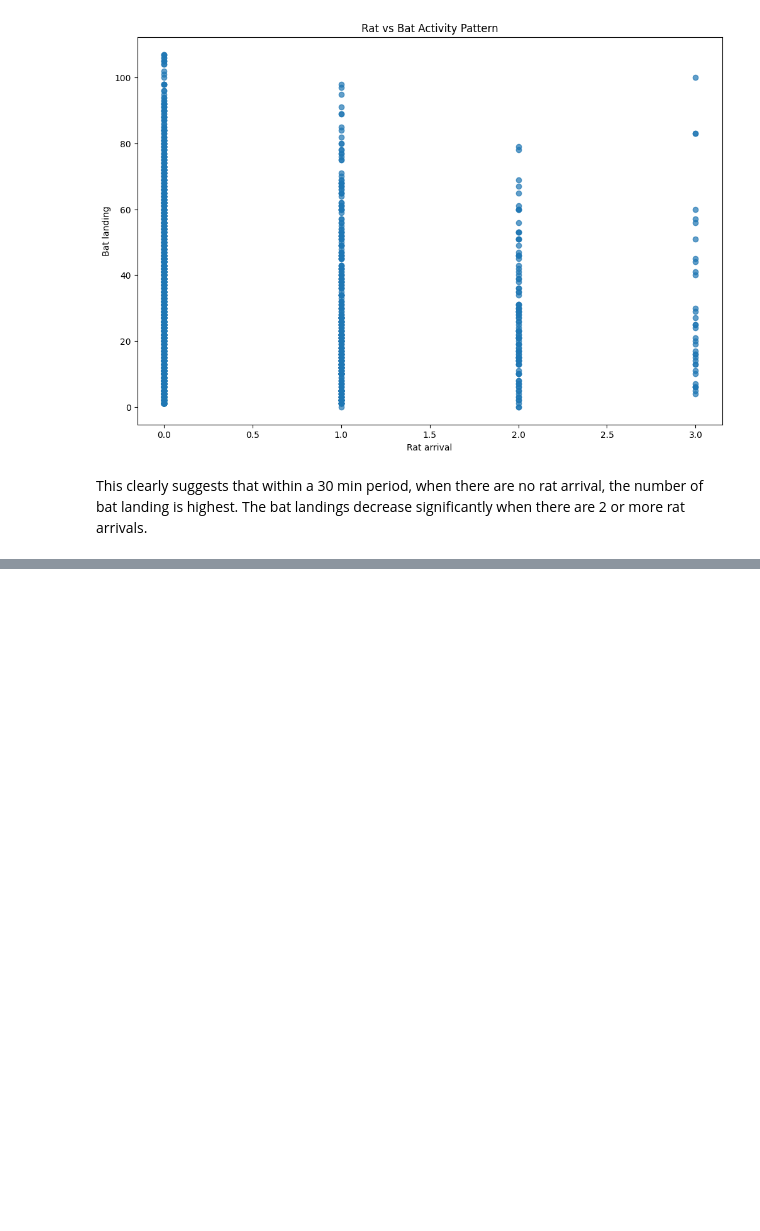
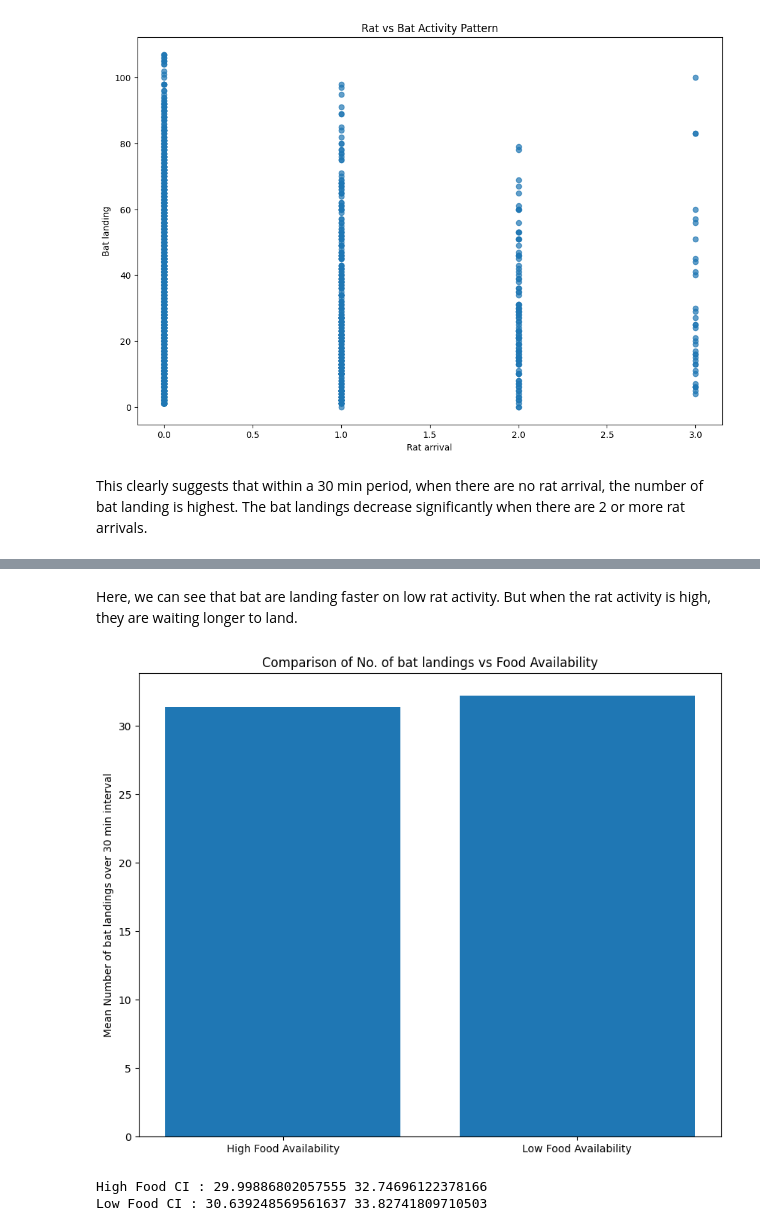
Before and after one commit to shushil555/HIT-140-Foundations-of-Data-Science-Assesment-3, a Jupyter notebook: Bat_vs_Rat_Analysis.ipynb, the cells around one changed output, grey strips where cells are left out. Drawn from its saved outputs; the diff is of its cells as text; code cells hidden in the pictures; blank space fills up the shorter version.

```diff
--- a/Bat_vs_Rat_Analysis.ipynb
+++ b/Bat_vs_Rat_Analysis.ipynb
@@ -148,0 +178,28 @@ This clearly suggests that within a 30 min period, when there are no rat arrival
+# %% [markdown]
+Here, we can see that bat are landing faster on low rat activity. But when the rat activity is high, they are waiting longer to land.
+# %%
+# Now, lets use the food_availability feature on dataset 2 and compare bat landing number on food with confidence intervals
+
+
+median_food_availabilty=df2['food_availability'].median()
+higher_food_availability = df2[df2['food_availability'] > median_food_availabilty]['bat_landing_number']
+lower_food_availability = df2[df2['food_availability'] <= median_food_availabilty]['bat_landing_number']
+
+mean_high_food=np.mean(higher_food_availability)
+mean_low_food=np.mean(lower_food_availability)
+
+ci_high_food = stats.t.interval(0.95, len(higher_food_availability)-1, loc=mean_high_food, scale=stats.sem(higher_food_availability))
+ci_low_food = stats.t.interval(0.95, len(lower_food_availability)-1, loc=mean_low_food, scale=stats.sem(lower_food_availability))
+
+plt.figure(figsize=(10,8))
+plt.bar(['High Food Availability','Low Food Availability'],[mean_high_food,mean_low_food])
+plt.ylabel('Mean Number of bat landings over 30 min interval')
+plt.title('Comparison of No. of bat landings vs Food Availability')
+plt.show()
+
+print("High Food CI :", float(ci_high_food[0]),float(ci_high_food[1]))
+print("Low Food CI :", float(ci_low_food[0]),float(ci_low_food[1]))
+# %% [output]
+[figure, added]
+High Food CI : 29.99886802057555 32.74696122378166
+Low Food CI : 30.639248569561637 33.82741809710503
```
Also changed, not shown: parts of 7 cells of this notebook.
